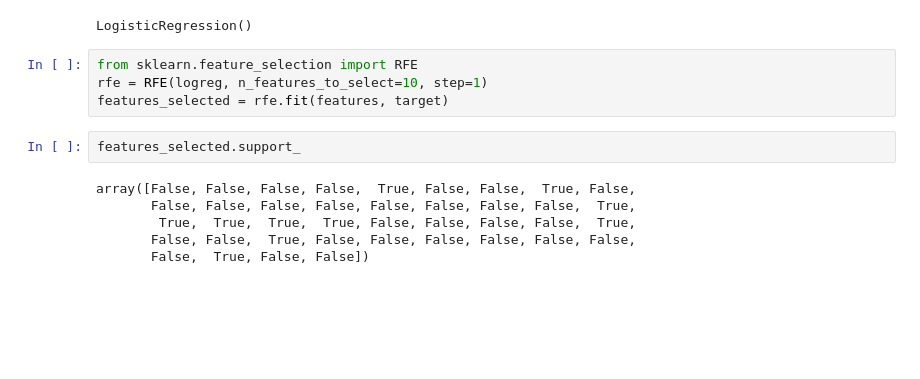
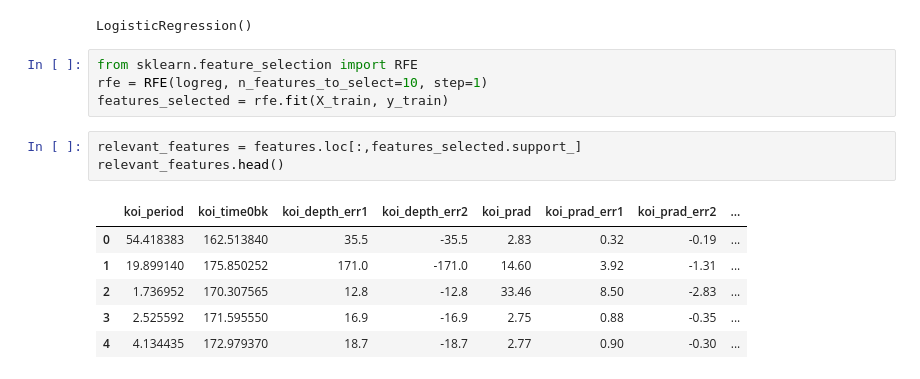
Before and after one commit to RaulMaya/Kepler-Telescope-Search, a Jupyter notebook: models/logistic_regression/logistic_regression_model.ipynb, the cells around one changed output. Saved outputs shown, nothing was run; the diff lists cells and outputs as text; blank space fills up the shorter version.

```diff
--- a/models/logistic_regression/logistic_regression_model.ipynb
+++ b/models/logistic_regression/logistic_regression_model.ipynb
@@ -95,12 +94,14 @@ LogisticRegression()
 # %%
 from sklearn.feature_selection import RFE
 rfe = RFE(logreg, n_features_to_select=10, step=1)
-features_selected = rfe.fit(features, target)
+features_selected = rfe.fit(X_train, y_train)
-# %%
-features_selected.support_
-# %% [output]
-array([False, False, False, False,  True, False, False,  True, False,
-       False, False, False, False, False, False, False, False,  True,
-        True,  True,  True,  True, False, False, False, False,  True,
-       False, False,  True, False, False, False, False, False, False,
-       False,  True, False, False])
+# %%
+relevant_features = features.loc[:,features_selected.support_]
+relevant_features.head()
+# %% [output]
+|  | koi_period | koi_time0bk | koi_depth_err1 | koi_depth_err2 | koi_prad | koi_prad_err1 | koi_prad_err2 | ... |
+| 0 | 54.418383 | 162.513840 | 35.5 | -35.5 | 2.83 | 0.32 | -0.19 | ... |
+| 1 | 19.899140 | 175.850252 | 171.0 | -171.0 | 14.60 | 3.92 | -1.31 | ... |
+| 2 | 1.736952 | 170.307565 | 12.8 | -12.8 | 33.46 | 8.50 | -2.83 | ... |
+| 3 | 2.525592 | 171.595550 | 16.9 | -16.9 | 2.75 | 0.88 | -0.35 | ... |
+| 4 | 4.134435 | 172.979370 | 18.7 | -18.7 | 2.77 | 0.90 | -0.30 | ... |
```
Also changed, not shown: parts of 5 cells of this notebook.
